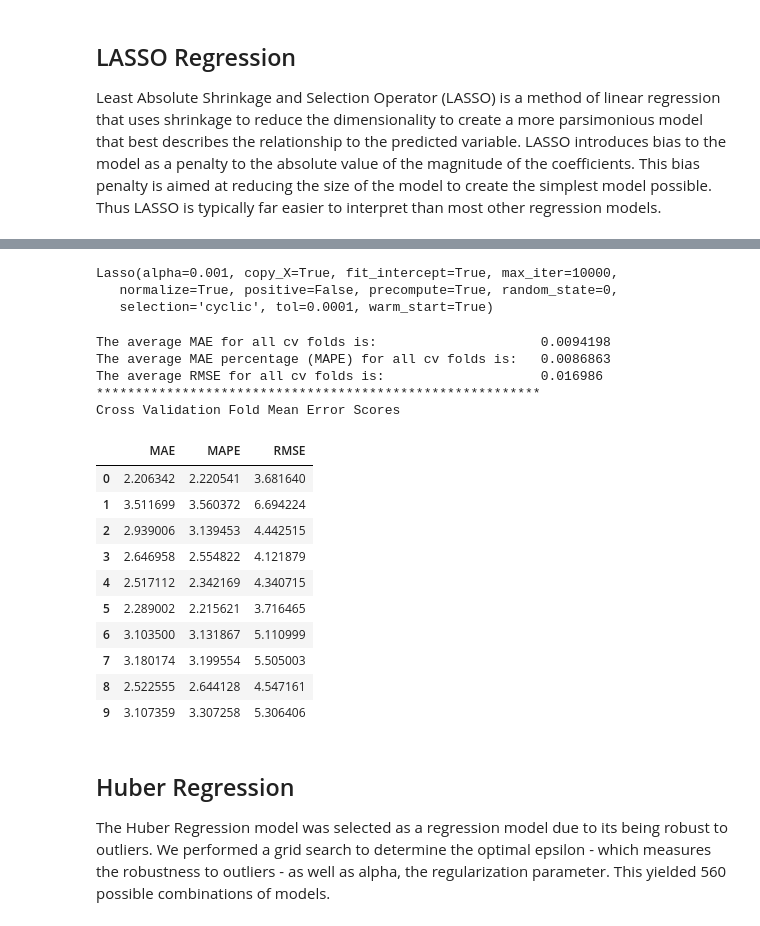
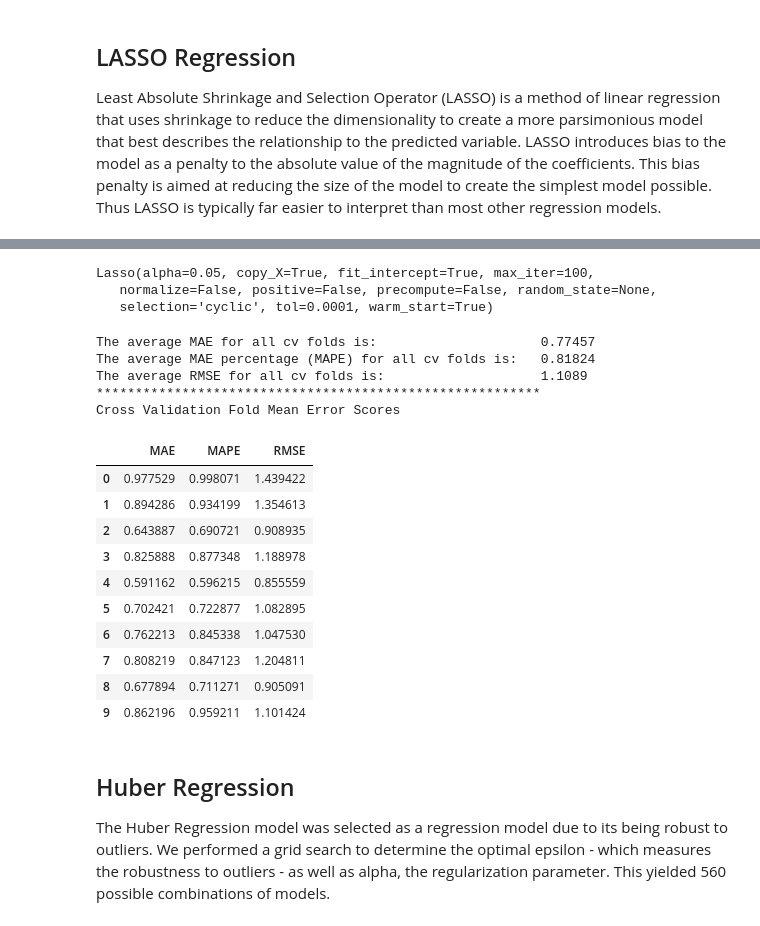
Before and after one commit to jeffweltman/MSDS7331, a Jupyter notebook: Lab 2 - Working/MSDS 7331 - Lab 2 - KassofWeltmanDickens.ipynb, the cells around one changed output, grey strips where cells are left out. Drawn from its saved outputs; the diff is of its cells as text; code cells hidden in the pictures.

```diff
--- a/Lab 2 - Working/MSDS 7331 - Lab 2 - KassofWeltmanDickens.ipynb
+++ b/Lab 2 - Working/MSDS 7331 - Lab 2 - KassofWeltmanDickens.ipynb
@@ -516,0 +517,15 @@ NameError: name 'X_train' is not defined
+# %%
+#Create a Regression Object and find parameters
+from sklearn import linear_model
+from sklearn.model_selection import GridSearchCV
+
+#Test parameters
+parameters = {'normalize':(True,False), 'fit_intercept':(True,False)}
+
+regGridSearch = GridSearchCV(estimator=lr
+                   , verbose=1 # low verbosity
+                   , param_grid=parameters
+                   , cv=cv_reg # KFolds = 10
+                   , scoring=mae_scorer)
+
+regGridSearch.fit(X_reg, Y_reg)
@@ -518,17 +572,16 @@ NameError: name 'X_train' is not defined
 ## LASSO Regression
 Least Absolute Shrinkage and Selection Operator (LASSO) is a method of linear regression that uses shrinkage to reduce the dimensionality to create a more parsimonious model that best describes the relationship to the predicted variable.  LASSO introduces bias to the model as a penalty to the absolute value of the magnitude of the coefficients.  This bias penalty is aimed at reducing the size of the model to create the simplest model possible.  Thus LASSO is typically far easier to interpret than most other regression models.
 # %%
-#Create a regression object and perform a grid search to find the best parameters#Create a
+#Create a regression object and perform a grid search to find the best parameters
 from sklearn.linear_model import Lasso
 
-reg = Lasso(fit_intercept=True, normalize=True,copy_X=True
-          , max_iter=10000, precompute=True, tol=0.0001, random_state=0)
+reg = Lasso(fit_intercept=True, alpha=0.001, max_iter=100)
 
 #Test parameters
-alpha = [0.001, 0.1, 1, 10, 20]
-selection = ['cyclic','random']
+alpha_options = [0.0000001, 0.000001, 0.00001, 0.0001, 0.001, 0.05, 0.01]
 warm_start = [True, False]
-parameters = {'alpha': alpha, 'selection': selection, 'warm_start': warm_start}
+fit_intercept = [True, False]
+parameters = {'alpha': alpha_options, 'warm_start': warm_start, 'fit_intercept': fit_intercept}
 
 #Create a grid search object using the parameters above
 from sklearn.model_selection import GridSearchCV
@@ -559,36 +612,32 @@ GridSearchCV(cv=ShuffleSplit(n_splits=10, random_state=0, test_size=0.4, train_s
 #Display the best estimator parameters#Display
 LassoGridSearch.best_estimator_
 # %% [output]
-Lasso(alpha=0.001, copy_X=True, fit_intercept=True, max_iter=10000,
-   normalize=True, positive=False, precompute=True, random_state=0,
+Lasso(alpha=0.05, copy_X=True, fit_intercept=True, max_iter=100,
+   normalize=False, positive=False, precompute=False, random_state=None,
    selection='cyclic', tol=0.0001, warm_start=True)
 # %%
-from  sklearn.model_selection  import train_test_split
-from sklearn import linear_model, preprocessing
-from sklearn.model_selection import cross_val_score
-from sklearn.metrics import mean_squared_error, r2_score
+#Create a regression estimator with best parameters for cross validation
+LassoEstimator = LassoGridSearch.best_estimator_
 
-lr = linear_model.LinearRegression(normalize=True)
-
-# Evaluate the regression estimator above using our pre-defined cross validation and scoring metrics.
-EvaluateRegressionEstimator(lr, X_reg, Y_reg, cv_reg)
+#Evaluate the regression estimator above using our pre-defined cross validation and scoring metrics.
+EvaluateRegressionEstimator(LassoEstimator, X_reg, Y_reg, cv_reg)
 # %% [output]
-The average MAE for all cv folds is:                     0.0094198
-The average MAE percentage (MAPE) for all cv folds is:   0.0086863
-The average RMSE for all cv folds is:                    0.016986
+The average MAE for all cv folds is:                     0.77457
+The average MAE percentage (MAPE) for all cv folds is:   0.81824
+The average RMSE for all cv folds is:                    1.1089
 *********************************************************
 Cross Validation Fold Mean Error Scores
 |  | MAE | MAPE | RMSE |
-| 0 | 2.206342 | 2.220541 | 3.681640 |
-| 1 | 3.511699 | 3.560372 | 6.694224 |
-| 2 | 2.939006 | 3.139453 | 4.442515 |
-| 3 | 2.646958 | 2.554822 | 4.121879 |
-| 4 | 2.517112 | 2.342169 | 4.340715 |
-| 5 | 2.289002 | 2.215621 | 3.716465 |
-| 6 | 3.103500 | 3.131867 | 5.110999 |
-| 7 | 3.180174 | 3.199554 | 5.505003 |
-| 8 | 2.522555 | 2.644128 | 4.547161 |
-| 9 | 3.107359 | 3.307258 | 5.306406 |
+| 0 | 0.977529 | 0.998071 | 1.439422 |
+| 1 | 0.894286 | 0.934199 | 1.354613 |
+| 2 | 0.643887 | 0.690721 | 0.908935 |
+| 3 | 0.825888 | 0.877348 | 1.188978 |
+| 4 | 0.591162 | 0.596215 | 0.855559 |
+| 5 | 0.702421 | 0.722877 | 1.082895 |
+| 6 | 0.762213 | 0.845338 | 1.047530 |
+| 7 | 0.808219 | 0.847123 | 1.204811 |
+| 8 | 0.677894 | 0.711271 | 0.905091 |
+| 9 | 0.862196 | 0.959211 | 1.101424 |
 # %% [markdown]
 ## Huber Regression
 The Huber Regression model was selected as a regression model due to its being robust to outliers. We performed a grid search to determine the optimal epsilon - which measures the robustness to outliers - as well as alpha, the regularization parameter. This yielded 560 possible combinations of models.
```
Also changed, not shown: parts of 6 cells of this notebook.
